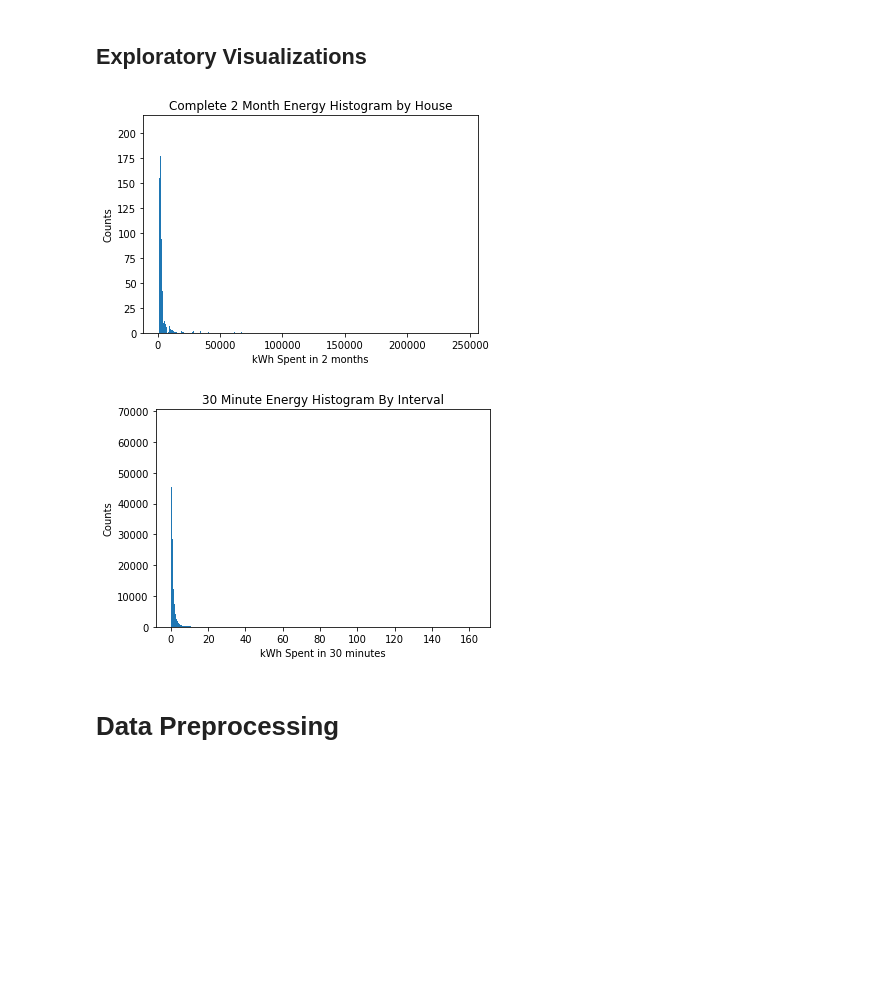
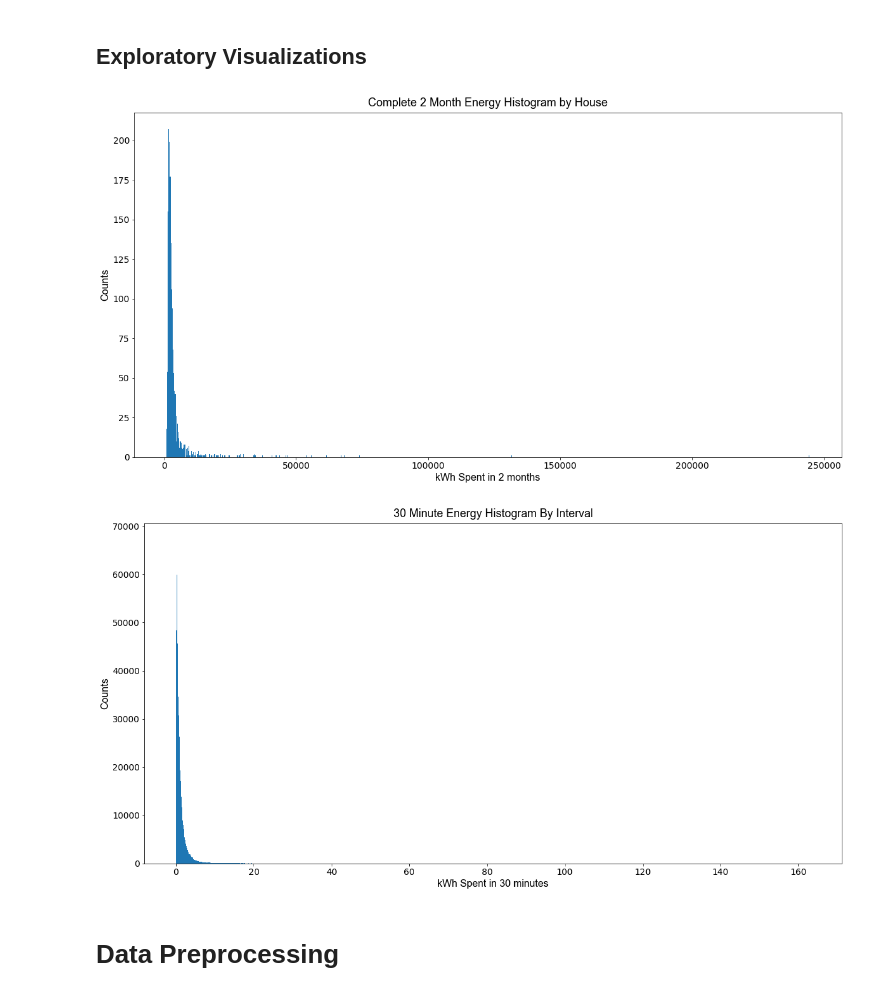
Before and after one commit to torenunez/udacity-mlnd-capstone, a Jupyter notebook: ev_capstone.ipynb, the cells around one changed output. Cells and saved outputs as stored; diff of their text form; code cells hidden in the pictures; blank space fills up the shorter version.

```diff
--- a/ev_capstone.ipynb
+++ b/ev_capstone.ipynb
@@ -22,6 +22,11 @@ import ev_capstone_lib as ev
 
 # Pretty display for notebooks
 %matplotlib inline
+# %%
+# set visualization defaults
+title_font = {'fontname':'Arial', 'size':'18', 'color':'black', 'weight':'normal',
+              'verticalalignment':'bottom'}
+axis_font = {'fontname':'Arial', 'size':'16'}
 # %% [markdown]
 # Data Exploration
 # %% [markdown]
@@ -121,23 +126,29 @@ ev_train_raw[ev_train_raw.isnull().any(axis=1)]
 ## Exploratory Visualizations
 # %%
 house_totals = ev_train_raw.drop(['House ID'], axis=1).sum(axis=1)
+plt.figure(figsize=(20,10))
 plt.hist(house_totals, bins='auto')
-plt.xlabel('kWh Spent in 2 months')
-plt.ylabel('Counts')
-plt.title("Complete 2 Month Energy Histogram by House")
+plt.xlabel('kWh Spent in 2 months', **axis_font)
+plt.ylabel('Counts', **axis_font)
+plt.title("Complete 2 Month Energy Histogram by House", **title_font)
+plt.tick_params(axis='both', which='major', labelsize=14)
+plt.tick_params(axis='both', which='minor', labelsize=12)
 plt.show()
 # %% [output]
-[figure, old version]
+[figure, new version]
 # %%
 interval_values = ev_train_raw.drop(['House ID'], axis=1).values.flatten()
 interval_values = interval_values[~np.isnan(interval_values)]
+plt.figure(figsize=(20,10))
 plt.hist(interval_values, bins='auto')
-plt.xlabel('kWh Spent in 30 minutes')
-plt.ylabel('Counts')
-plt.title("30 Minute Energy Histogram By Interval")
+plt.xlabel('kWh Spent in 30 minutes', **axis_font)
+plt.ylabel('Counts', **axis_font)
+plt.title("30 Minute Energy Histogram By Interval", **title_font)
+plt.tick_params(axis='both', which='major', labelsize=14)
+plt.tick_params(axis='both', which='minor', labelsize=12)
 plt.show()
 # %% [output]
-[figure, old version]
+[figure, new version]
 # %% [markdown]
 # Data Preprocessing
 # %% [markdown]
```
Also changed, not shown: parts of 4 cells of this notebook, 2 other files.
